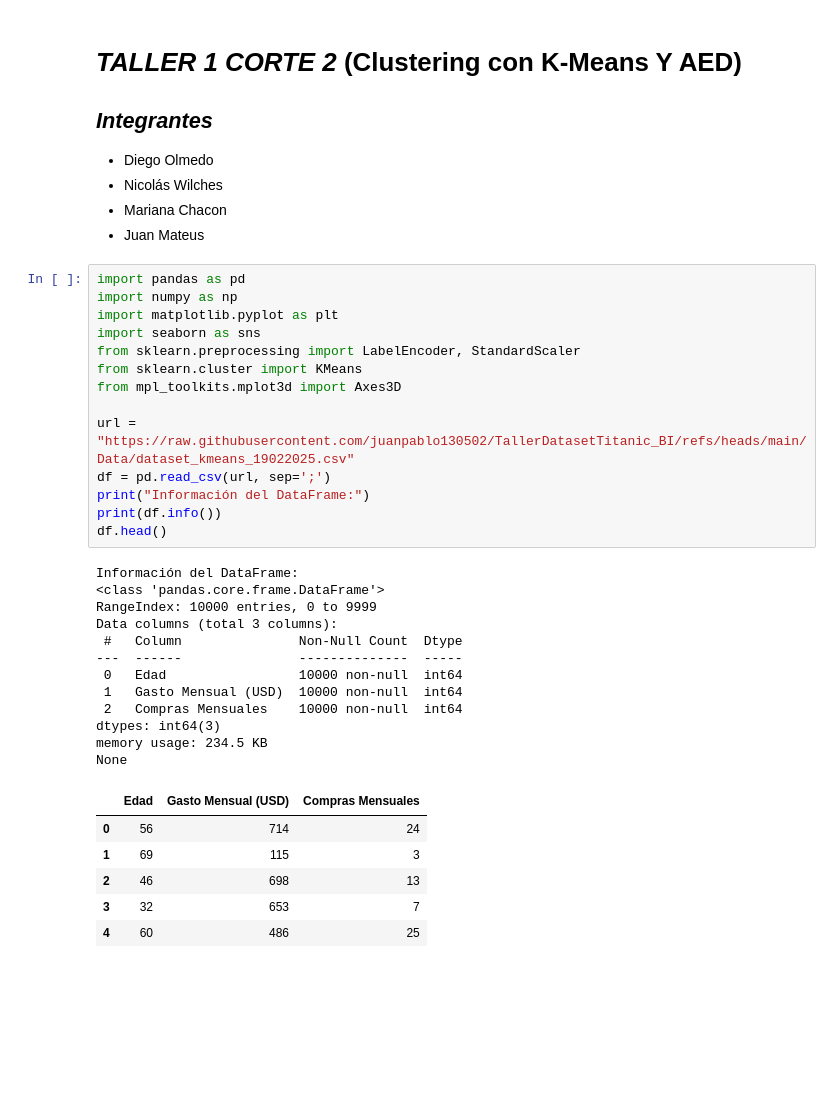
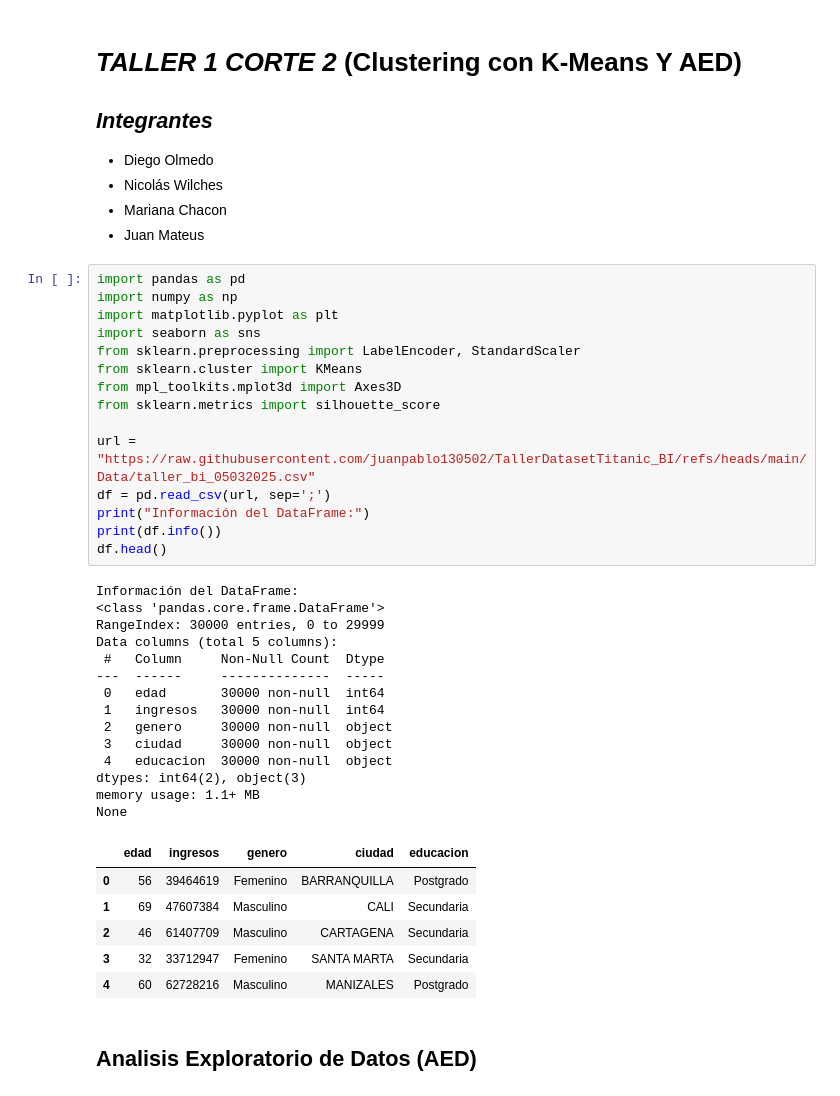
Before and after one commit to juanpablo130502/TallerDatasetTitanic_BI, a Jupyter notebook: Taller1_corte2.ipynb, the cells around one changed output. Saved outputs shown, nothing was run; the diff lists cells and outputs as text; blank space fills up the shorter version.

```diff
--- a/Taller1_corte2.ipynb
+++ b/Taller1_corte2.ipynb
@@ -8,33 +8,38 @@
 # %%
 import pandas as pd
 import numpy as np
 import matplotlib.pyplot as plt
 import seaborn as sns
 from sklearn.preprocessing import LabelEncoder, StandardScaler
 from sklearn.cluster import KMeans
 from mpl_toolkits.mplot3d import Axes3D
+from sklearn.metrics import silhouette_score
 
-url = "https://raw.githubusercontent.com/juanpablo130502/TallerDatasetTitanic_BI/refs/heads/main/Data/dataset_kmeans_19022025.csv"
+url = "https://raw.githubusercontent.com/juanpablo130502/TallerDatasetTitanic_BI/refs/heads/main/Data/taller_bi_05032025.csv"
 df = pd.read_csv(url, sep=';')
 print("Información del DataFrame:")
 print(df.info())
 df.head()
 # %% [output]
 Información del DataFrame:
 <class 'pandas.core.frame.DataFrame'>
-RangeIndex: 10000 entries, 0 to 9999
-Data columns (total 3 columns):
- #   Column               Non-Null Count  Dtype
----  ------               --------------  -----
- 0   Edad                 10000 non-null  int64
- 1   Gasto Mensual (USD)  10000 non-null  int64
- 2   Compras Mensuales    10000 non-null  int64
-dtypes: int64(3)
-memory usage: 234.5 KB
+RangeIndex: 30000 entries, 0 to 29999
+Data columns (total 5 columns):
+ #   Column     Non-Null Count  Dtype
+---  ------     --------------  -----
+ 0   edad       30000 non-null  int64
+ 1   ingresos   30000 non-null  int64
+ 2   genero     30000 non-null  object
+ 3   ciudad     30000 non-null  object
+ 4   educacion  30000 non-null  object
+dtypes: int64(2), object(3)
+memory usage: 1.1+ MB
 None
-|  | Edad | Gasto Mensual (USD) | Compras Mensuales |
-| 0 | 56 | 714 | 24 |
-| 1 | 69 | 115 | 3 |
-| 2 | 46 | 698 | 13 |
-| 3 | 32 | 653 | 7 |
-| 4 | 60 | 486 | 25 |
+|  | edad | ingresos | genero | ciudad | educacion |
+| 0 | 56 | 39464619 | Femenino | BARRANQUILLA | Postgrado |
+| 1 | 69 | 47607384 | Masculino | CALI | Secundaria |
+| 2 | 46 | 61407709 | Masculino | CARTAGENA | Secundaria |
+| 3 | 32 | 33712947 | Femenino | SANTA MARTA | Secundaria |
+| 4 | 60 | 62728216 | Masculino | MANIZALES | Postgrado |
+# %% [markdown]
+## Analisis Exploratorio de Datos (AED)
```
Also changed, not shown: parts of 15 cells of this notebook.
